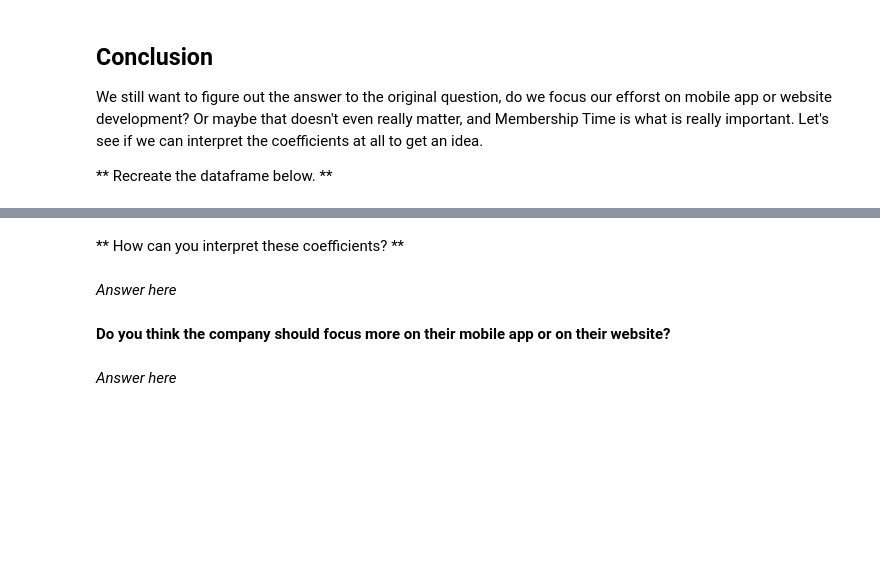
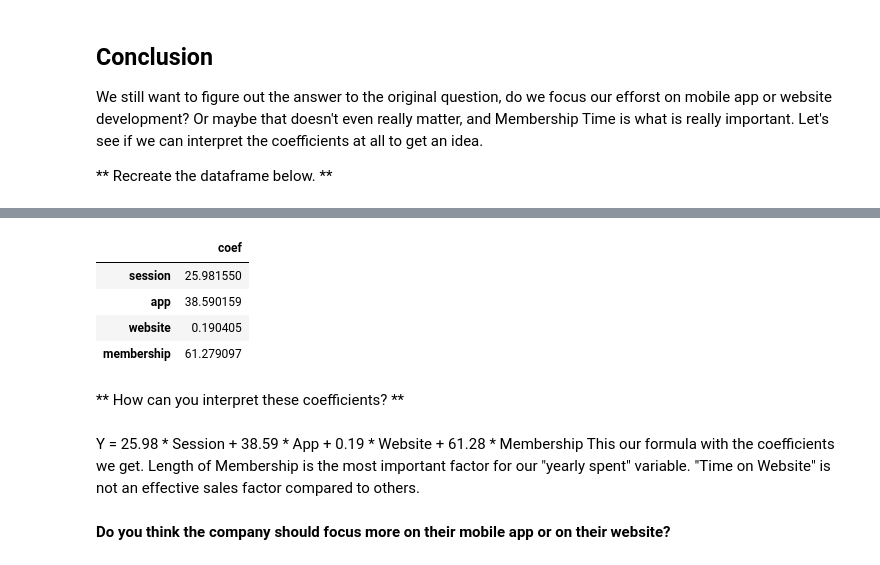
Before and after one commit to giginar/Machinelearning, a Jupyter notebook: yigit_kucukcinar_lab2.ipynb, the cells around one changed output, grey strips where cells are left out. Drawn from its saved outputs; the diff is of its cells as text; code cells hidden in the pictures; blank space fills up the shorter version.

```diff
--- a/yigit_kucukcinar_lab2.ipynb
+++ b/yigit_kucukcinar_lab2.ipynb
@@ -213,8 +248,17 @@ We still want to figure out the answer to the original question, do we focus our
+# %%
+pdCoef = pd.DataFrame(lr.coef_,index=X_train.columns,columns=['coef'])
+pdCoef
+# %% [output]
+|  | coef |
+| session | 25.981550 |
+| app | 38.590159 |
+| website | 0.190405 |
+| membership | 61.279097 |
 # %% [markdown]
 ** How can you interpret these coefficients? **
-# %% [markdown]
-*Answer here*
+# %% [markdown]
+Y = 25.98 * Session + 38.59 * App + 0.19 * Website + 61.28 * Membership
+This our formula with the coefficients we get.
+Length of Membership is the most important factor for our "yearly spent" variable. "Time on Website" is not an effective sales factor compared to others.
 # %% [markdown]
 **Do you think the company should focus more on their mobile app or on their website?**
-# %% [markdown]
-*Answer here*
```
Also changed, not shown: parts of 26 cells of this notebook.
